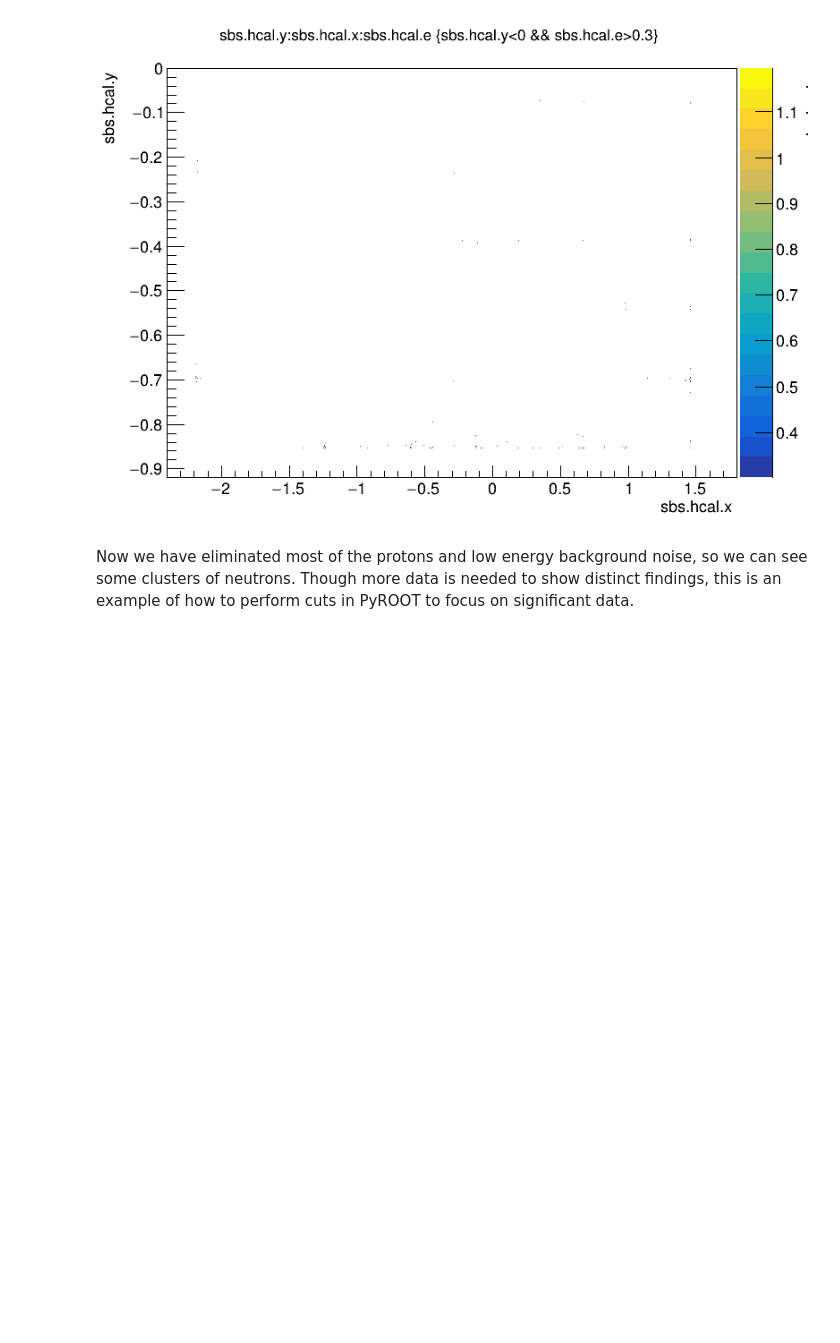
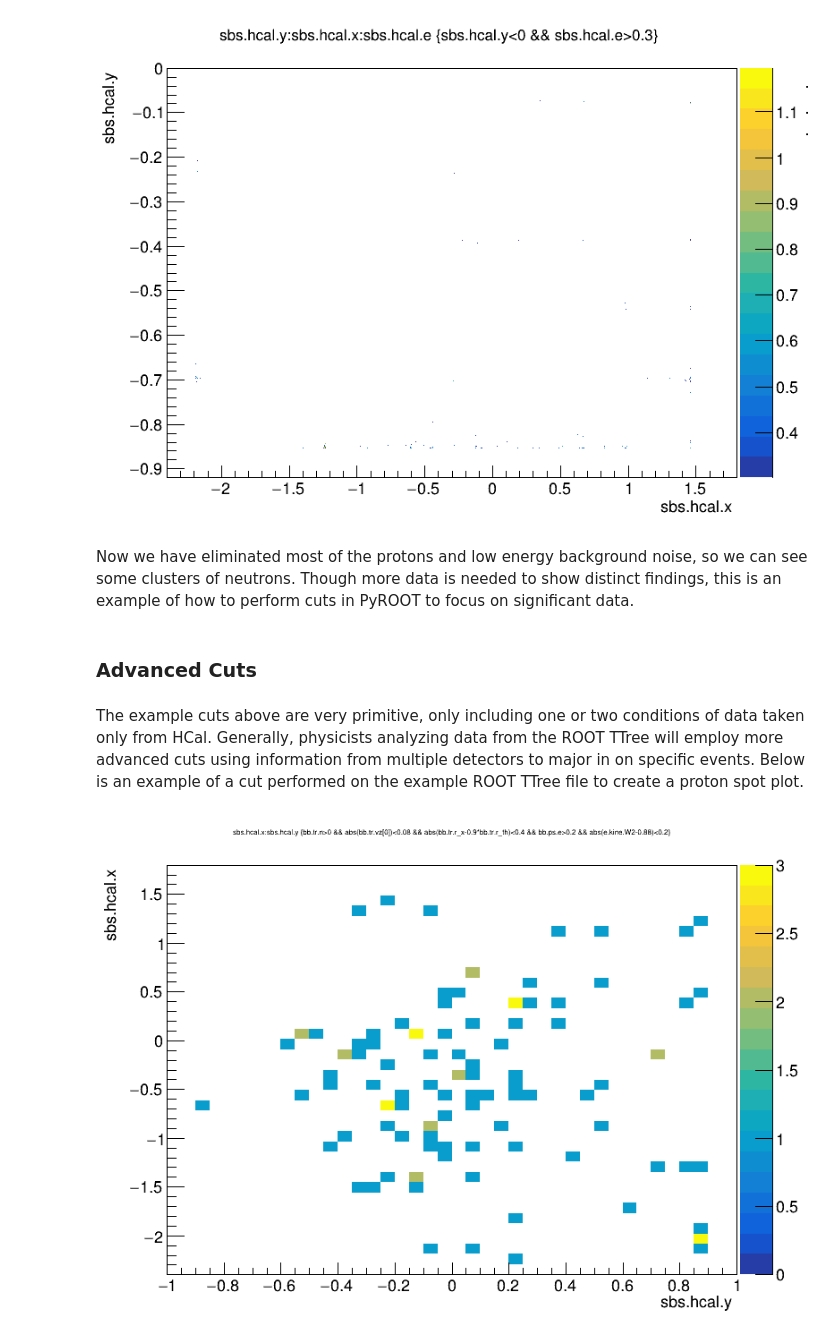
Before and after one commit to JeffersonLab/JupyterAnalysis, a Jupyter notebook: pyroot.ipynb, the cells around one changed output. Cells and saved outputs as stored; diff of their text form; code cells hidden in the pictures; blank space fills up the shorter version.

```diff
--- a/pyroot.ipynb
+++ b/pyroot.ipynb
@@ -13,7 +13,7 @@ to import PyROOT into your Python 3 Notebook.
 # %% [markdown]
 To begin working with PyROOT, we must first open a ROOT file in the notebook. Throughout this tutorial, we will use data from an experiment run in Hall A of Jefferson Lab using the hadronic calorimeter (HCal) to measure the radius of nucleons. If you would like to follow along, you can download the file <a href="https://hallaweb.jlab.org/users/camsonne/SULI/hcal_gmn_fullreplay_13747_stream0_seg0_0.root">here</a>. To open the file, we use PyROOT's <code>TFile()</code> function, similar to ROOT. For example:
 # %%
-f = ROOT.TFile("hcal_gmn_fullreplay_13747_stream0_seg0_0.root")
+f = ROOT.TFile("/lustre19/expphy/volatile/halla/sbs/seeds/rootfiles/hcal_gmn_fullreplay_13747_stream0_seg0_0.root")
 # %% [output]
 Warning in <TClass::Init>: no dictionary for class THaRunParameters is available
 Warning in <TClass::Init>: no dictionary for class THaEvent is available
@@ -122,3 +142,12 @@ c.Draw()
 [figure]
 # %% [markdown]
 Now we have eliminated most of the protons and low energy background noise, so we can see some clusters of neutrons. Though more data is needed to show distinct findings, this is an example of how to perform cuts in PyROOT to focus on significant data.
+# %% [markdown]
+### Advanced Cuts
+# %% [markdown]
+The example cuts above are very primitive, only including one or two conditions of data taken only from HCal. Generally, physicists analyzing data from the ROOT TTree will employ more advanced cuts using information from multiple detectors to major in on specific events. Below is an example of a cut performed on the example ROOT TTree file to create a proton spot plot.
+# %%
+T.Draw("sbs.hcal.x:sbs.hcal.y", "bb.tr.n>0 && abs(bb.tr.vz[0])<0.08 && abs(bb.tr.r_x-0.9*bb.tr.r_th)<0.4 && bb.ps.e>0.2 && abs(e.kine.W2-0.88)<0.2", "colz")
+c.Draw()
+# %% [output]
+[figure, added]
```
Also changed, not shown: parts of 7 cells of this notebook.
